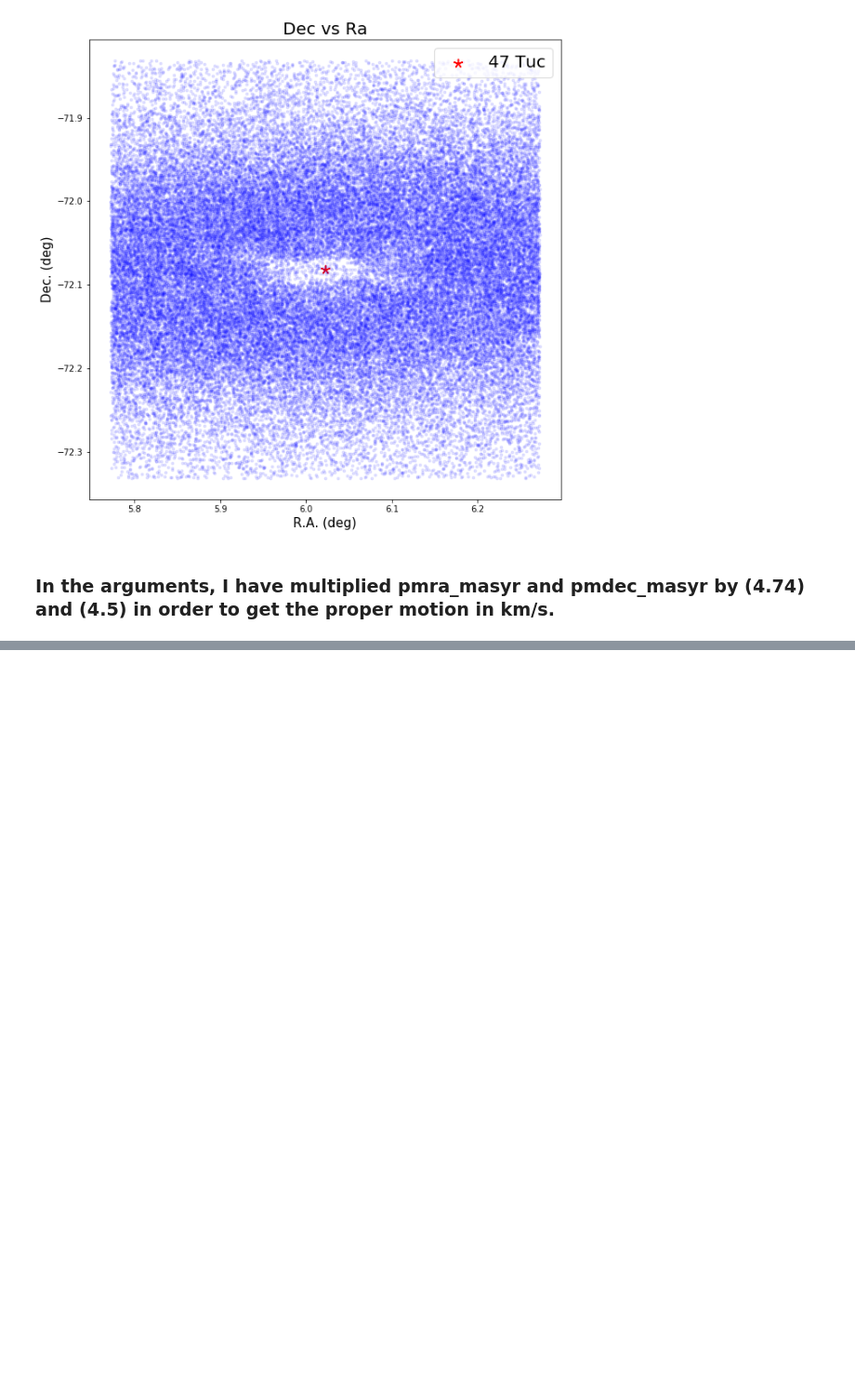
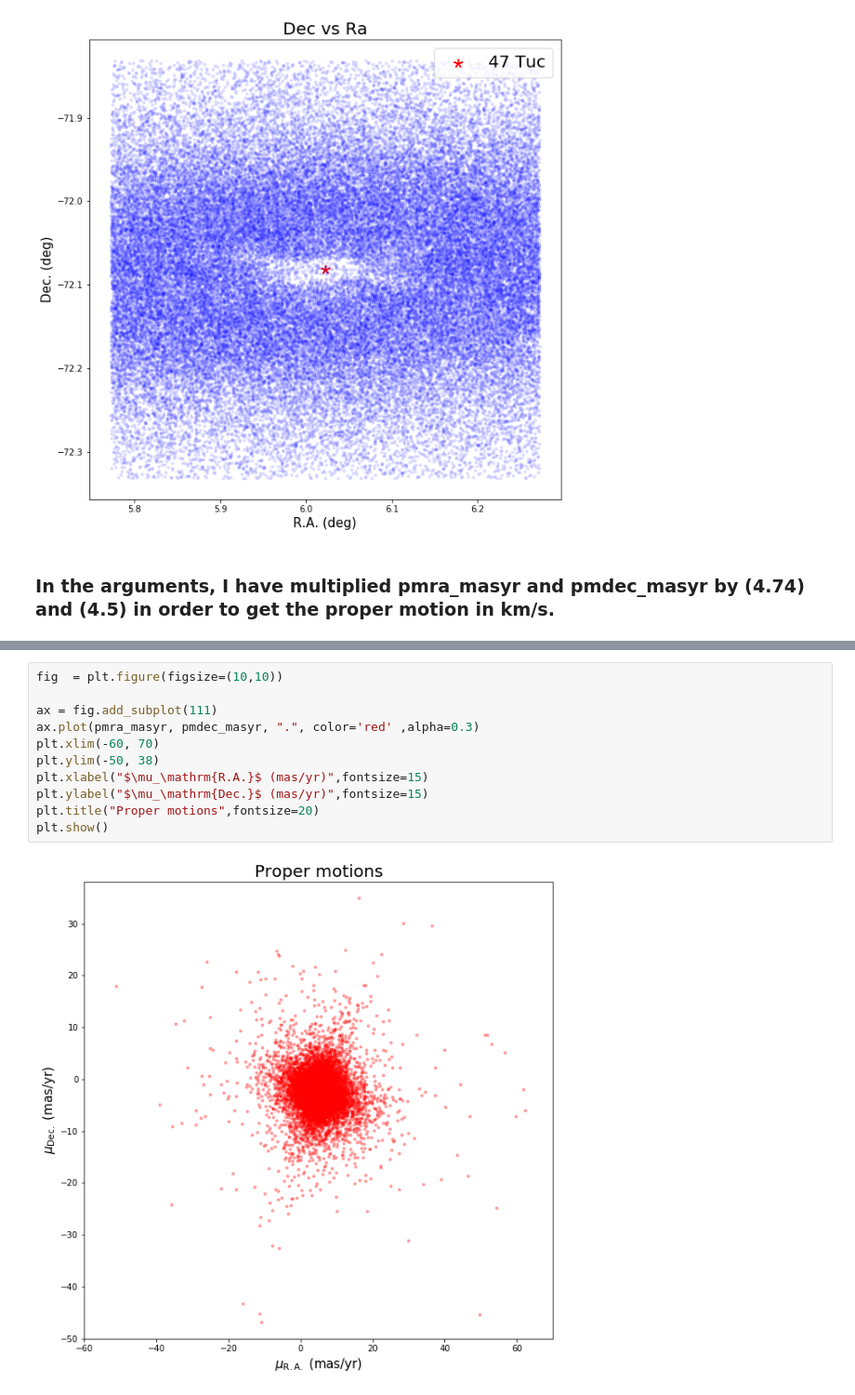
Before and after one commit to rebeccaceppas/problem-set-3, a Jupyter notebook: Problem 2.ipynb, the cells around one changed output, grey strips where cells are left out. Shown: that part at 93% size. Cells and saved outputs as stored; diff of their text form; blank space fills up the shorter version.

Commit message:
graphs completed.

```diff
--- a/Problem 2.ipynb
+++ b/Problem 2.ipynb
@@ -76,3 +75,16 @@ plt.title("Proper motions",fontsize=20)
 plt.show()
 # %% [output]
 [figure]
+# %%
+fig  = plt.figure(figsize=(10,10))
+
+ax = fig.add_subplot(111)
+ax.plot(pmra_masyr, pmdec_masyr, ".", color='red' ,alpha=0.3)
+plt.xlim(-60, 70)
+plt.ylim(-50, 38)
+plt.xlabel("$\mu_\mathrm{R.A.}$ (mas/yr)",fontsize=15)
+plt.ylabel("$\mu_\mathrm{Dec.}$ (mas/yr)",fontsize=15)
+plt.title("Proper motions",fontsize=20)
+plt.show()
+# %% [output]
+[figure, added]
```
Also changed, not shown: parts of 2 cells of this notebook.
